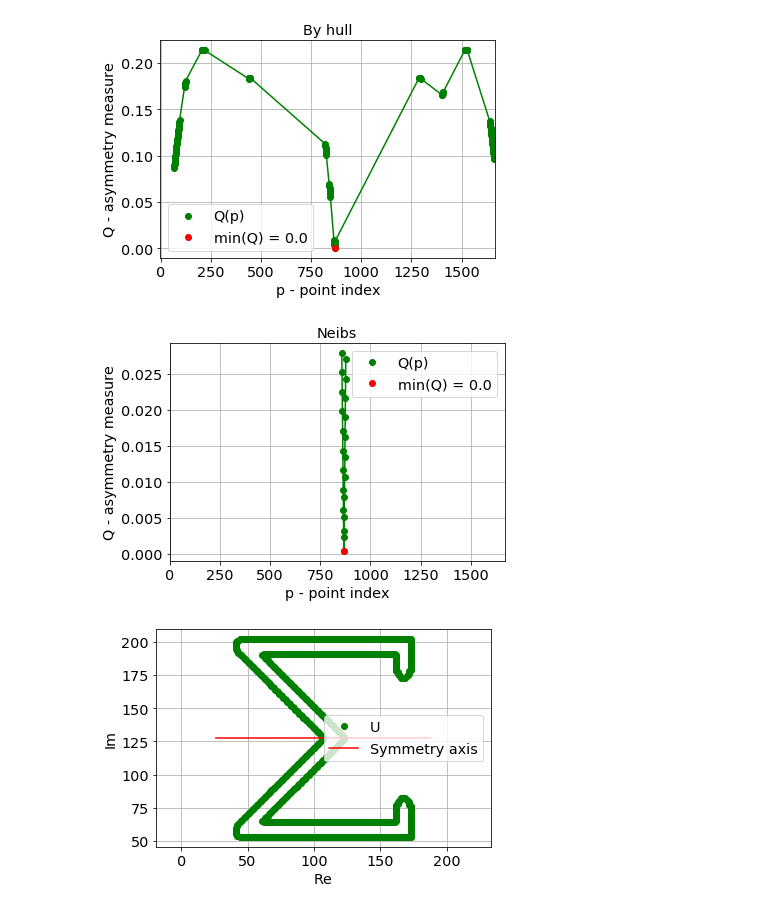
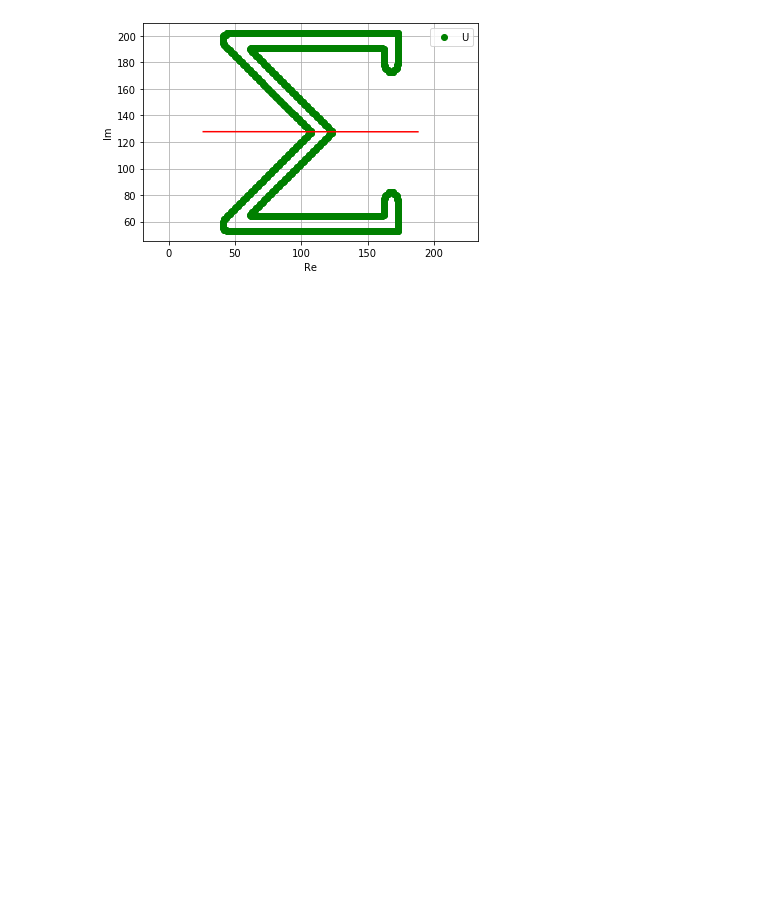
Before and after one commit to 1alexandra/mirror-symmetry, a Jupyter notebook: sym.ipynb, the cells around one changed output. Cells and saved outputs as stored; diff of their text form; code cells hidden in the pictures; blank space fills up the shorter version.

```diff
--- a/sym.ipynb
+++ b/sym.ipynb
@@ -14,13 +14,14 @@ import zhu_symmetry as zs
 # %%
 path = "data/truesym_examples/sigma.bmp"
 for u in zc.get_contours(path):
-    q, (p, v) = zs.find_sym(u)
-    zd.draw_contour('plt', u, p, v)
+    q, axs = zs.find_sym(u)
+    zd.draw_contour('plt', u)
+    for (q, p, v) in axs:
+        zd.draw_contour('plt', u, p, v, edge_color=None, label=None)
+    plt.grid()
     plt.show()
 # %% [output]
-[figure, old version]
+[figure, new version]
-[figure, removed]
-[figure, removed]
 # %%
 import imp
 for m in [zc, zd, zs]:
```
Also changed, not shown: parts of 1 cell of this notebook, 1 other file.
